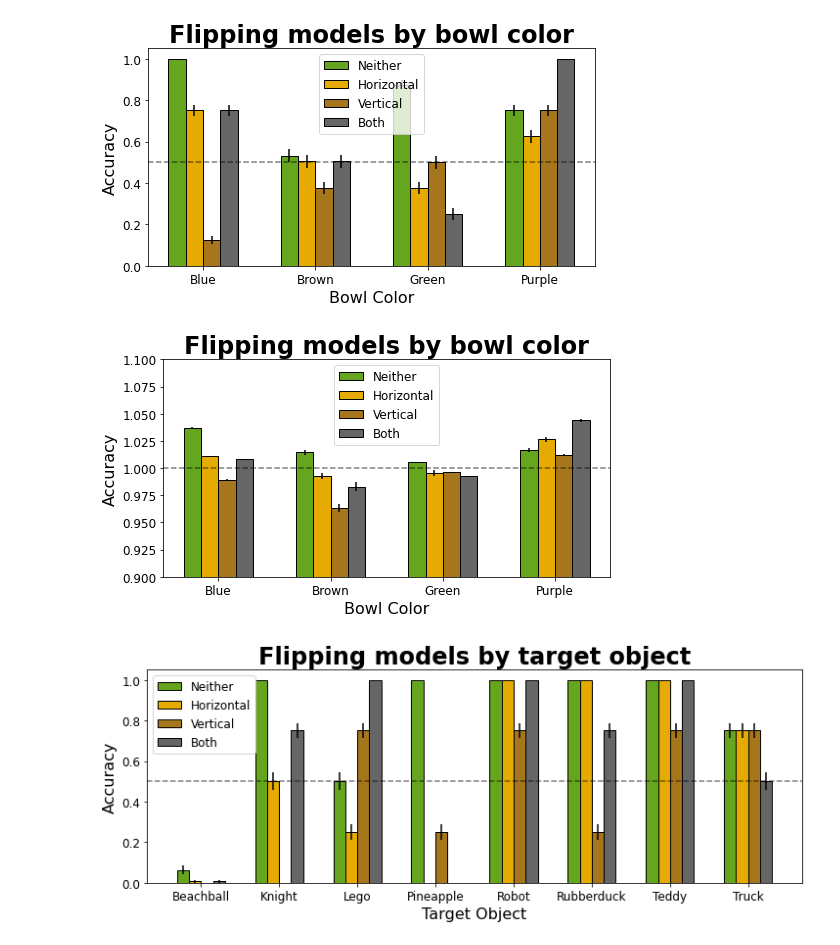
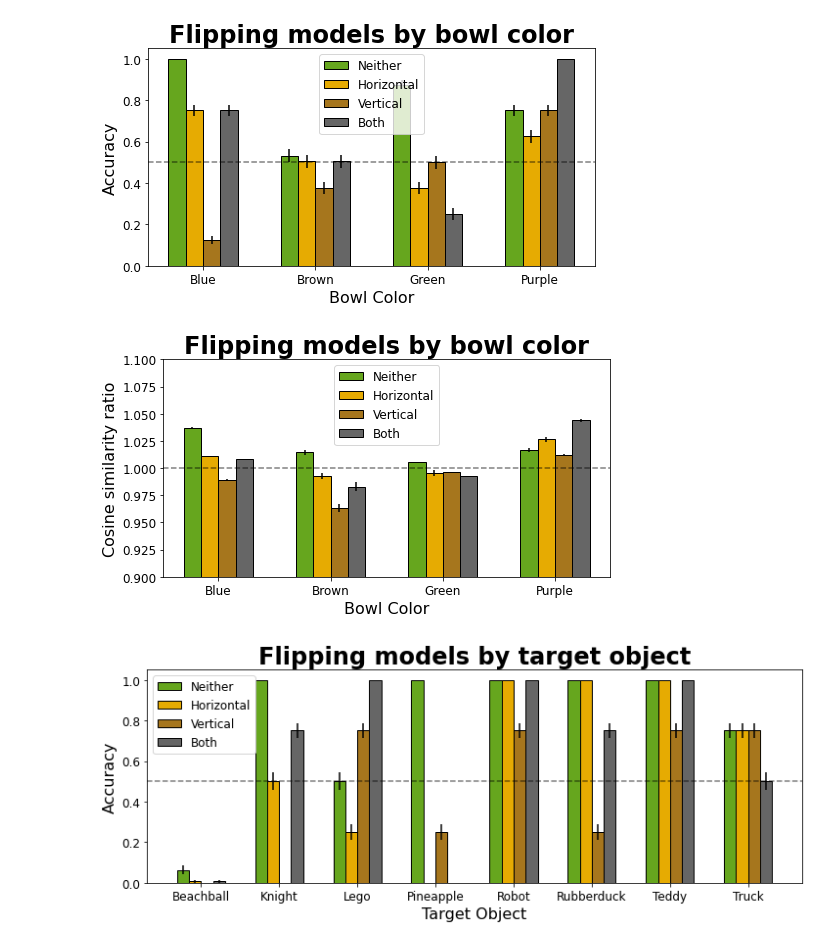
Before and after one commit to guydav/simple-relational-reasoning, a Jupyter notebook: notebooks/ContainmentSupportAnalysis.ipynb, the cells around one changed output. Drawn from its saved outputs; the diff is of its cells as text; code cells hidden in the pictures.

```diff
--- a/notebooks/ContainmentSupportAnalysis.ipynb
+++ b/notebooks/ContainmentSupportAnalysis.ipynb
@@ -35,10 +35,10 @@ import matplotlib.gridspec as gridspec
 
 from simple_relational_reasoning.embeddings.visualizations import DEFAULT_COLORMAP, DEFAULT_BAR_KWARGS, DEFAULT_TEXT_KWARGS, DEFAULT_YLIM, plot_prettify, filter_and_group, save_plot  # type: ignore
 # %%
-from math import comb
+USE_LARGER_RESUTLS = False
 
-
-IGNORE_LIST = ('saycam_split_text_test.csv', 'saycam_nan_test.csv')
+IGNORE_SMALLER_LIST = ('baseline.csv', 'dino.csv', 'flipping.csv')
+IGNORE_LARGER_LIST = ('baseline_larger_dataset.csv', 'dino_larger_dataset.csv', 'flipping_larger_dataset.csv')
 CORRECT_KEY = 'containment_high_containment_cos'
 INCORRECT_KEYS = ['containment_behind_cos', 'containment_support_cos']
 ORDERED_COLUMNS = ['model', 'training', 'flip', 'dino', 'image_index', 'bowl_color', 'target_object',
@@ -48,7 +48,7 @@ ORDERED_COLUMNS = ['model', 'training', 'flip', 'dino', 'image_index', 'bowl_col
 TARGET_OBJECTS = ['BeachBall', 'Knight', 'Lego', 'Pineapple', 'Robot', 'RubberDuck', 'Teddy', 'Truck']
 
 
-def load_and_join_dataframes(folder: str, ext: str = '.csv', ignore_list: typing.Sequence[str] = IGNORE_LIST) -> pd.DataFrame:
+def load_and_join_dataframes(folder: str, ext: str = '.csv', ignore_list: typing.Sequence[str] = tuple()) -> pd.DataFrame:
     files = glob.glob(os.path.join(folder, '*' + ext))
     df = pd.concat([pd.read_csv(f) for f in files if os.path.basename(f) not in ignore_list])
     df.reset_index(drop=True, inplace=True)
@@ -106,14 +106,27 @@ def evaluate_accuracy(df: pd.DataFrame, correct_key: str = CORRECT_KEY,
     return df.assign(correct=correct, cos_ratio=cos_ratio, cos_diff=cos_diff)
 
 
-combined_df = load_and_join_dataframes('../containment_support_outputs')
-combined_df.drop(columns=[combined_df.columns[0]], inplace=True)  # type: ignore
-combined_df = parse_model_name(combined_df)
-combined_df = combined_df.rename(columns={'index': 'image_index'})
-combined_df = add_target_object_field(combined_df)
-combined_df = evaluate_accuracy(combined_df)
+def full_load_pipeline(folder: str, ignore_list: typing.Sequence[str] = tuple()):
+    df = load_and_join_dataframes(folder, ignore_list=ignore_list)
+    df.drop(columns=[df.columns[0]], inplace=True)  # type: ignore
+    df = parse_model_name(df)
+    df = df.rename(columns={'index': 'image_index'})
+    df = add_target_object_field(df)
+    df = evaluate_accuracy(df)
+    df = df[ORDERED_COLUMNS]
+    return df
 
-combined_df = combined_df[ORDERED_COLUMNS]
+
+larger_df = full_load_pipeline('../containment_support_outputs', ignore_list=IGNORE_SMALLER_LIST)
+smaller_df = full_load_pipeline('../containment_support_outputs', ignore_list=IGNORE_LARGER_LIST)
+print(larger_df.shape, smaller_df.shape)
+
+if USE_LARGER_RESUTLS:
+    combined_df = larger_df
+else:
+    combined_df = smaller_df
+
+
 print(combined_df.shape)
 combined_df.head()
 # %% [output]
@@ -723,31 +848,32 @@ multiple_bar_plots(combined_df,
 # %%
 multiple_bar_plots(combined_df,
     # what and how to plot arguments
     filter_dict=dict(training='saycam(S)-flip'),
     group_bars_by='bowl_color',
     color_bars_by='flip',
     # panel_by='relation',
     # hatch_bars_by='n_target_types',
     plot_field='cos_ratio',
     compute_std=True,
     # plot style arguments
     figsize = (8, 4),
     # layout = (1, 2),
     title_kwargs=dict(fontweight='bold'),
     # panel_titles=['Above/Below', 'Between'],
-    panel_titles='Flipping models by bowl color',
+    panel_titles=f'Flipping models by bowl color{" (larger)" if USE_LARGER_RESUTLS else ""}',
     # sup_title='Baseline containment/support',
     legend_ax_index=1,
     legend_loc='upper center',
     ylim=(0.9, 1.1),
     y_chance=1.0,
+    ylabel='Cosine similarity ratio',
     # save_path='baseline_horizontal_references.png',
     # plot saving arguments
     # save_path: typing.Optional[str] = None,
     # save_should_print: bool = False,
     )
 # %% [output]
-[figure, old version]
+[figure, new version]
 # %%
 multiple_bar_plots(combined_df,
     # what and how to plot arguments
```
Also changed, not shown: parts of 19 cells of this notebook, 2 other files.
